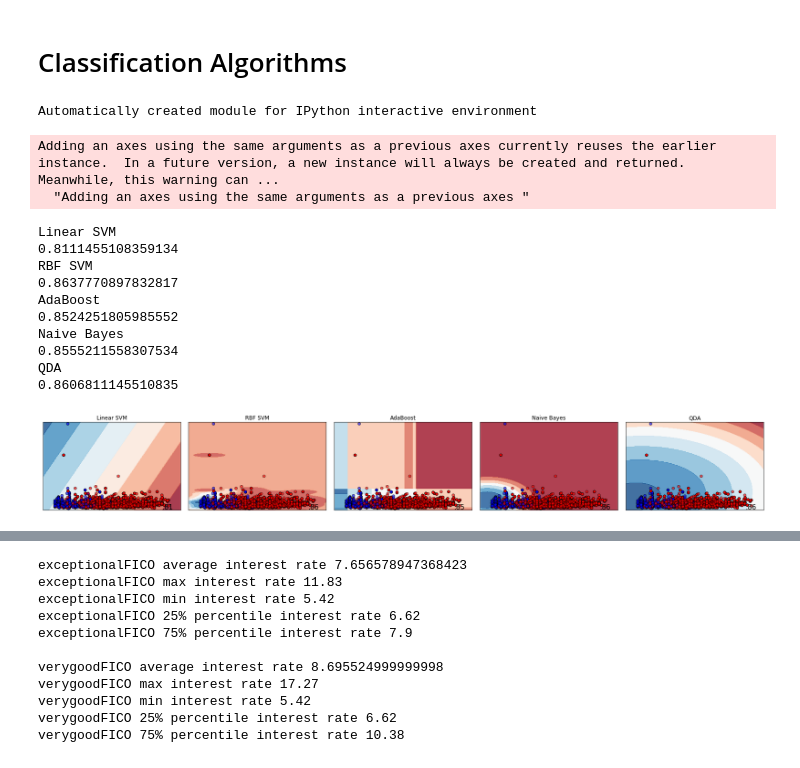
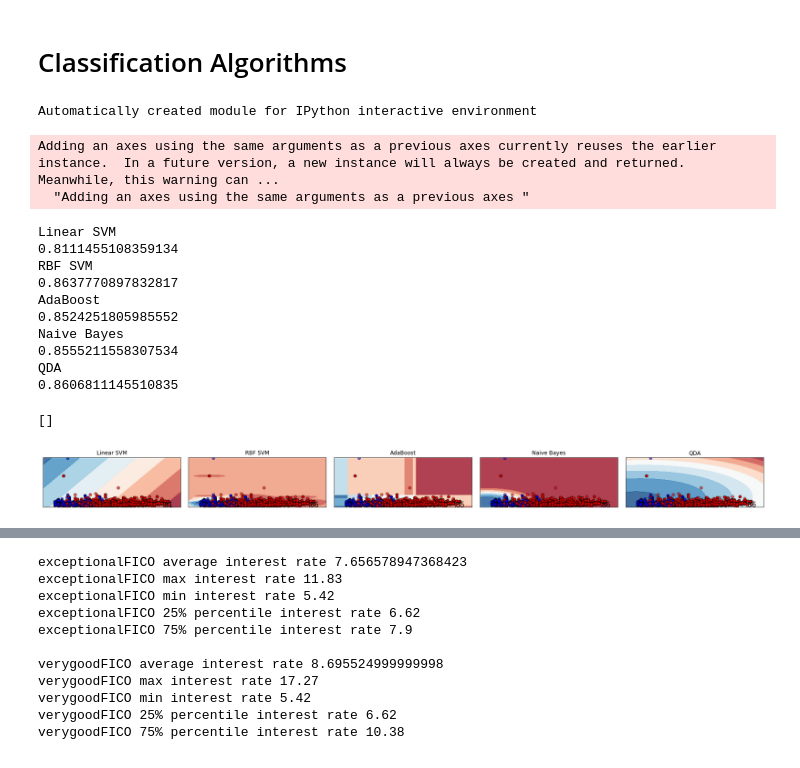
Before and after one commit to oavatare/newFICOscore, a Jupyter notebook: FICO Score Machine Learning Dataset.ipynb, the cells around one changed output, grey strips where cells are left out. Saved outputs shown, nothing was run; the diff lists cells and outputs as text; code cells hidden in the pictures.

```diff
--- a/FICO Score Machine Learning Dataset.ipynb
+++ b/FICO Score Machine Learning Dataset.ipynb
@@ -841,9 +782,8 @@ xx, yy = np.meshgrid(np.arange(x_min, x_max, h),np.arange(y_min, y_max, h))
 # just plot the dataset first
 cm = plt.cm.RdBu
 cm_bright = ListedColormap(['#FF0000', '#0000FF'])
-ax = plt.subplot(len(datasets), len(classifiers) + 1, i)
-if ds_cnt == 0:
-    ax.set_title("Input data")
+ax = plt.subplot(len(classifiers), len(classifiers) + 1, i)
+ax.set_title("Input data")
 # Plot the training points
 ax.scatter(X_train[:, 0], X_train[:, 1], c=y_train, cmap=cm_bright,edgecolors='k')
 # Plot the testing points
@@ -855,7 +795,7 @@ ax.set_yticks(())
 
 # iterate over classifiers
 for name, clf in zip(names, classifiers):
-    ax = plt.subplot(len(datasets), len(classifiers) + 1, i)
+    ax = plt.subplot(len(classifiers), len(classifiers) + 1, i)
     clf.fit(X_train, y_train)
     score = clf.score(X_test, y_test)
 
@@ -869,32 +809,33 @@ for name, clf in zip(names, classifiers):
     Z = Z.reshape(xx.shape)
     ax.contourf(xx, yy, Z, cmap=cm, alpha=.8)
     # Plot the training points
     ax.scatter(X_train[:, 0], X_train[:, 1], c=y_train, cmap=cm_bright,edgecolors='k')
     # Plot the testing points
     ax.scatter(X_test[:, 0], X_test[:, 1], c=y_test, cmap=cm_bright,edgecolors='k', alpha=0.6)
     ax.set_xlim(xx.min(), xx.max())
     ax.set_ylim(yy.min(), yy.max())
     ax.set_xticks(())
     ax.set_yticks(())
     ax.set_title(name)
     ax.text(xx.max() - .3, yy.min() + .3, ('%.2f' % score).lstrip('0'),size=15, horizontalalignment='right')
     i += 1
     print(name)
     print(score)
 plt.tight_layout()
-plt.show()
+plt.plot()
 # %% [output]
 Automatically created module for IPython interactive environment
 Adding an axes using the same arguments as a previous axes currently reuses the earlier instance.  In a future version, a new instance will always be created and returned.  Meanwhile, this warning can ...
   "Adding an axes using the same arguments as a previous axes "
 Linear SVM
 0.8111455108359134
 RBF SVM
 0.8637770897832817
 AdaBoost
 0.8524251805985552
 Naive Bayes
 0.8555211558307534
 QDA
 0.8606811145510835
+[]
-[figure, old version]
+[figure, new version]
```
Also changed, not shown: parts of 36 cells of this notebook.
